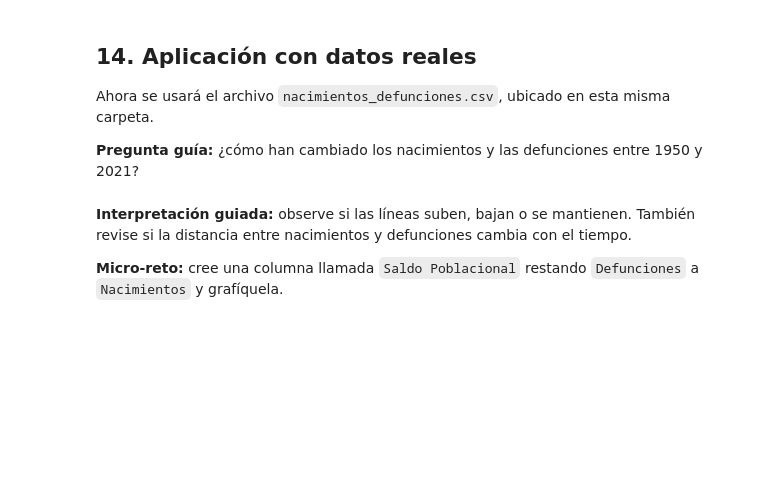
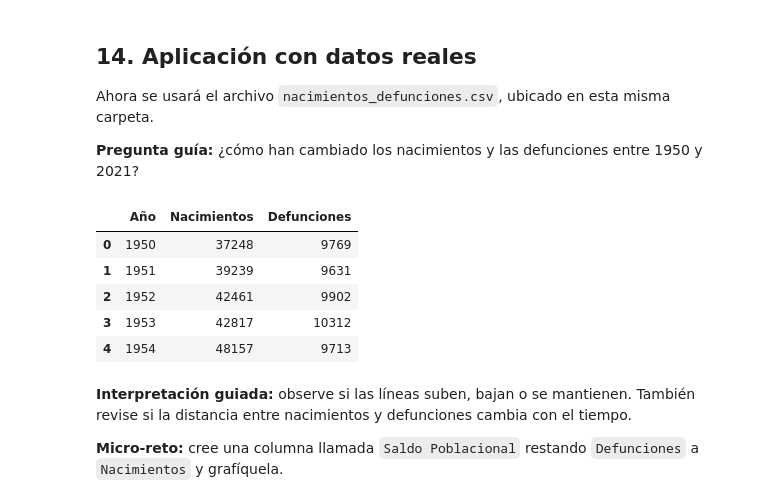
Before and after one commit to mariomartinezcr-design/2026C2-G03-PROGRAMACI-N, a Jupyter notebook: NOTEBOOKS/Clase_12/01 - Aprender Matplotlib.ipynb, the cells around one changed output. Cells and saved outputs as stored; diff of their text form; code cells hidden in the pictures; blank space fills up the shorter version.

```diff
--- a/NOTEBOOKS/Clase_12/01 - Aprender Matplotlib.ipynb
+++ b/NOTEBOOKS/Clase_12/01 - Aprender Matplotlib.ipynb
@@ -376,6 +376,17 @@ Ahora se usará el archivo `nacimientos_defunciones.csv`, ubicado en esta misma
 **Pregunta guía:** ¿cómo han cambiado los nacimientos y las defunciones entre 1950 y 2021?
 # %%
 import pandas as pd
+import matplotlib as plt
+
+df = pd.read_csv("nacimientos_defunciones.csv")
+df.head()
+# %% [output]
+|  | Año | Nacimientos | Defunciones |
+| 0 | 1950 | 37248 | 9769 |
+| 1 | 1951 | 39239 | 9631 |
+| 2 | 1952 | 42461 | 9902 |
+| 3 | 1953 | 42817 | 10312 |
+| 4 | 1954 | 48157 | 9713 |
 # %% [markdown]
 **Interpretación guiada:** observe si las líneas suben, bajan o se mantienen. También revise si la distancia entre nacimientos y defunciones cambia con el tiempo.
 
```
Also changed, not shown: 4 other files.
